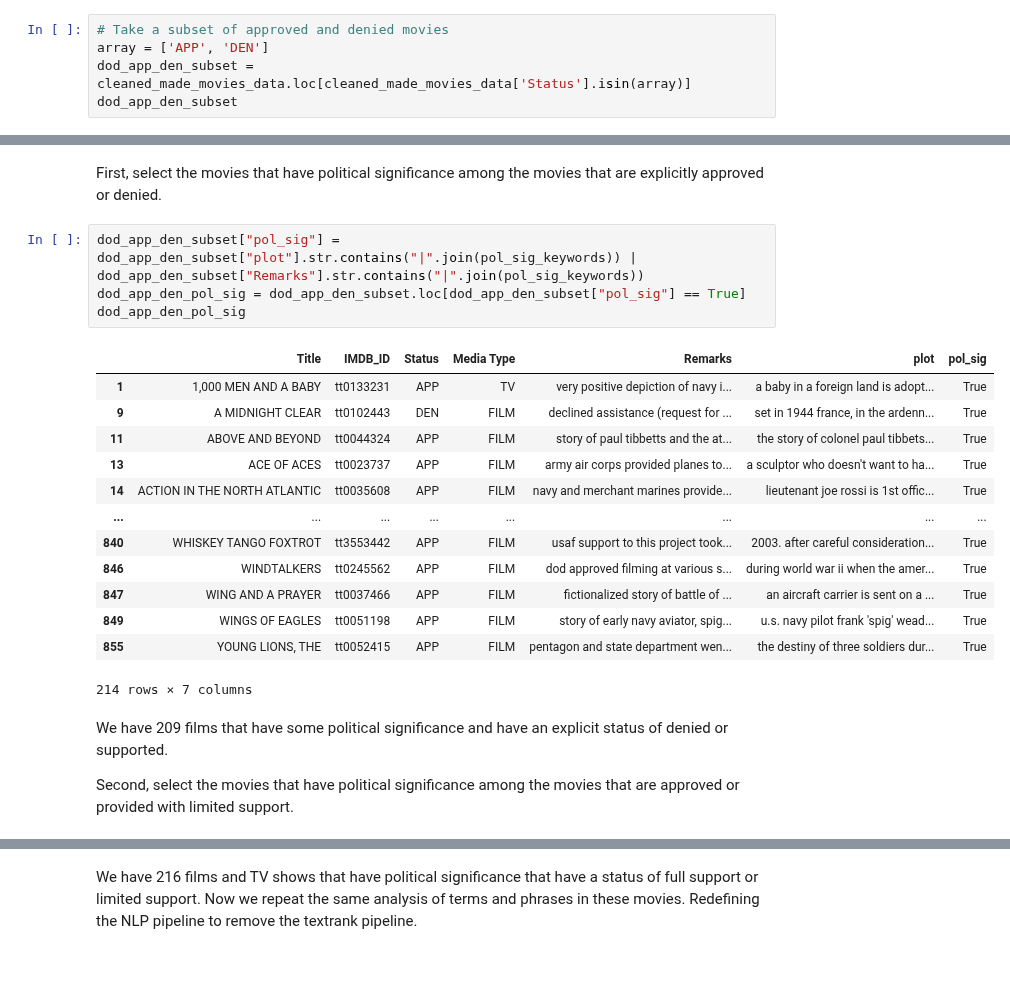
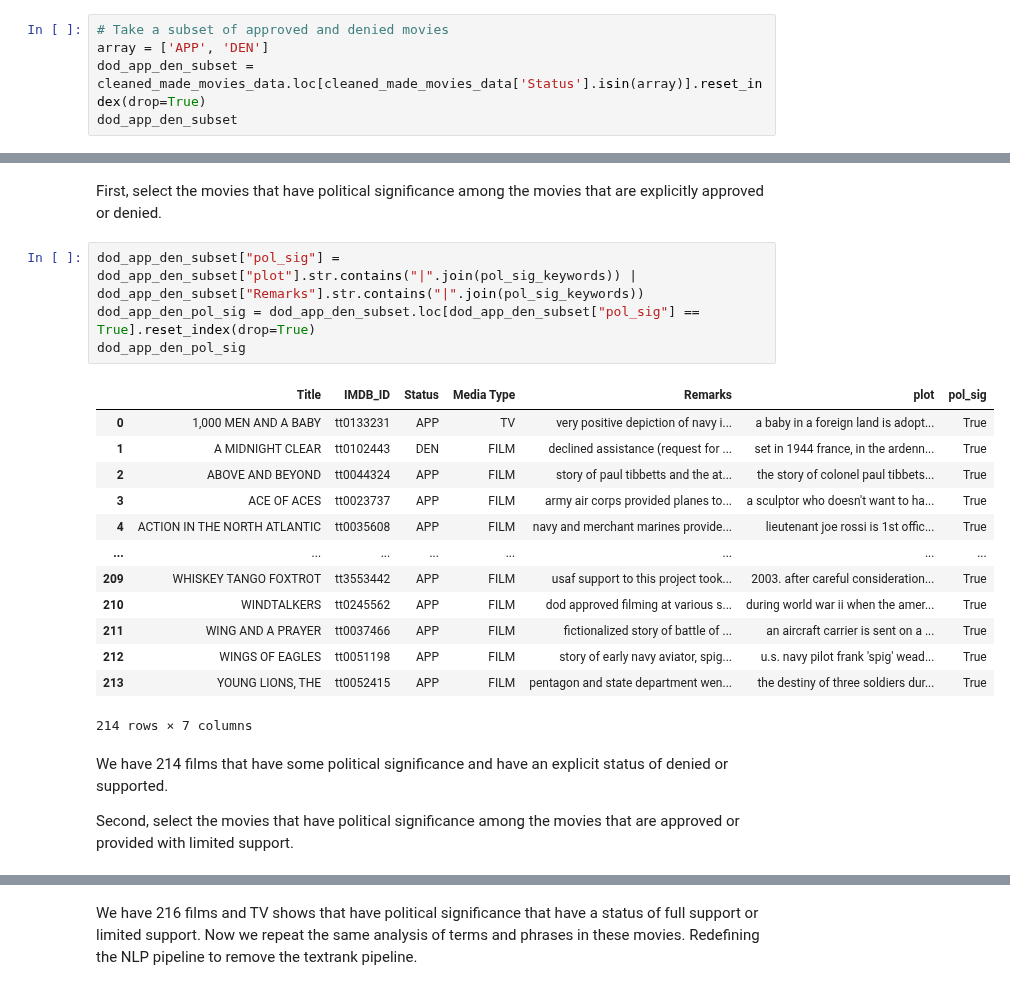
Before and after one commit to ravinitheshreddy/SubtlePropaganda, a Jupyter notebook: notebooks/analysis_with_scattertext.ipynb, the cells around one changed output, grey strips where cells are left out. Cells and saved outputs as stored; diff of their text form.

```diff
--- a/notebooks/analysis_with_scattertext.ipynb
+++ b/notebooks/analysis_with_scattertext.ipynb
@@ -103,7 +103,7 @@ First, we would like to see the difference between the films that were explicitl
 # %%
 # Take a subset of approved and denied movies
 array = ['APP', 'DEN']
-dod_app_den_subset = cleaned_made_movies_data.loc[cleaned_made_movies_data['Status'].isin(array)]
+dod_app_den_subset = cleaned_made_movies_data.loc[cleaned_made_movies_data['Status'].isin(array)].reset_index(drop=True)
 dod_app_den_subset
 # %% [output]
 |  | Title | IMDB_ID | Status | Media Type | Remarks | plot |
@@ -561,24 +561,24 @@ pol_sig_keywords = ["world war", "nazi", "pearl harbour", "hawaii",
 First, select the movies that have political significance among the movies that are explicitly approved or denied.
 # %%
 dod_app_den_subset["pol_sig"] = dod_app_den_subset["plot"].str.contains("|".join(pol_sig_keywords)) | dod_app_den_subset["Remarks"].str.contains("|".join(pol_sig_keywords))
-dod_app_den_pol_sig = dod_app_den_subset.loc[dod_app_den_subset["pol_sig"] == True]
+dod_app_den_pol_sig = dod_app_den_subset.loc[dod_app_den_subset["pol_sig"] == True].reset_index(drop=True)
 dod_app_den_pol_sig
 # %% [output]
 |  | Title | IMDB_ID | Status | Media Type | Remarks | plot | pol_sig |
-| 1 | 1,000 MEN AND A BABY | tt0133231 | APP | TV | very positive depiction of navy i... | a baby in a foreign land is adopt... | True |
-| 9 | A MIDNIGHT CLEAR | tt0102443 | DEN | FILM | declined assistance (request for ... | set in 1944 france, in the ardenn... | True |
-| 11 | ABOVE AND BEYOND | tt0044324 | APP | FILM | story of paul tibbetts and the at... | the story of colonel paul tibbets... | True |
-| 13 | ACE OF ACES | tt0023737 | APP | FILM | army air corps provided planes to... | a sculptor who doesn't want to ha... | True |
-| 14 | ACTION IN THE NORTH ATLANTIC | tt0035608 | APP | FILM | navy and merchant marines provide... | lieutenant joe rossi is 1st offic... | True |
+| 0 | 1,000 MEN AND A BABY | tt0133231 | APP | TV | very positive depiction of navy i... | a baby in a foreign land is adopt... | True |
+| 1 | A MIDNIGHT CLEAR | tt0102443 | DEN | FILM | declined assistance (request for ... | set in 1944 france, in the ardenn... | True |
+| 2 | ABOVE AND BEYOND | tt0044324 | APP | FILM | story of paul tibbetts and the at... | the story of colonel paul tibbets... | True |
+| 3 | ACE OF ACES | tt0023737 | APP | FILM | army air corps provided planes to... | a sculptor who doesn't want to ha... | True |
+| 4 | ACTION IN THE NORTH ATLANTIC | tt0035608 | APP | FILM | navy and merchant marines provide... | lieutenant joe rossi is 1st offic... | True |
 | ... | ... | ... | ... | ... | ... | ... | ... |
-| 840 | WHISKEY TANGO FOXTROT | tt3553442 | APP | FILM | usaf support to this project took... | 2003. after careful consideration... | True |
-| 846 | WINDTALKERS | tt0245562 | APP | FILM | dod approved filming at various s... | during world war ii when the amer... | True |
-| 847 | WING AND A PRAYER | tt0037466 | APP | FILM | fictionalized story of battle of ... | an aircraft carrier is sent on a ... | True |
-| 849 | WINGS OF EAGLES | tt0051198 | APP | FILM | story of early navy aviator, spig... | u.s. navy pilot frank 'spig' wead... | True |
-| 855 | YOUNG LIONS, THE | tt0052415 | APP | FILM | pentagon and state department wen... | the destiny of three soldiers dur... | True |
+| 209 | WHISKEY TANGO FOXTROT | tt3553442 | APP | FILM | usaf support to this project took... | 2003. after careful consideration... | True |
+| 210 | WINDTALKERS | tt0245562 | APP | FILM | dod approved filming at various s... | during world war ii when the amer... | True |
+| 211 | WING AND A PRAYER | tt0037466 | APP | FILM | fictionalized story of battle of ... | an aircraft carrier is sent on a ... | True |
+| 212 | WINGS OF EAGLES | tt0051198 | APP | FILM | story of early navy aviator, spig... | u.s. navy pilot frank 'spig' wead... | True |
+| 213 | YOUNG LIONS, THE | tt0052415 | APP | FILM | pentagon and state department wen... | the destiny of three soldiers dur... | True |
 214 rows × 7 columns
 # %% [markdown]
-We have 209 films that have some political significance and have an explicit status of denied or supported.
+We have 214 films that have some political significance and have an explicit status of denied or supported.
 
 Second, select the movies that have political significance among the movies that are approved or provided with limited support.
 # %%
```
Also changed, not shown: parts of 4 cells of this notebook, 1 other file.
